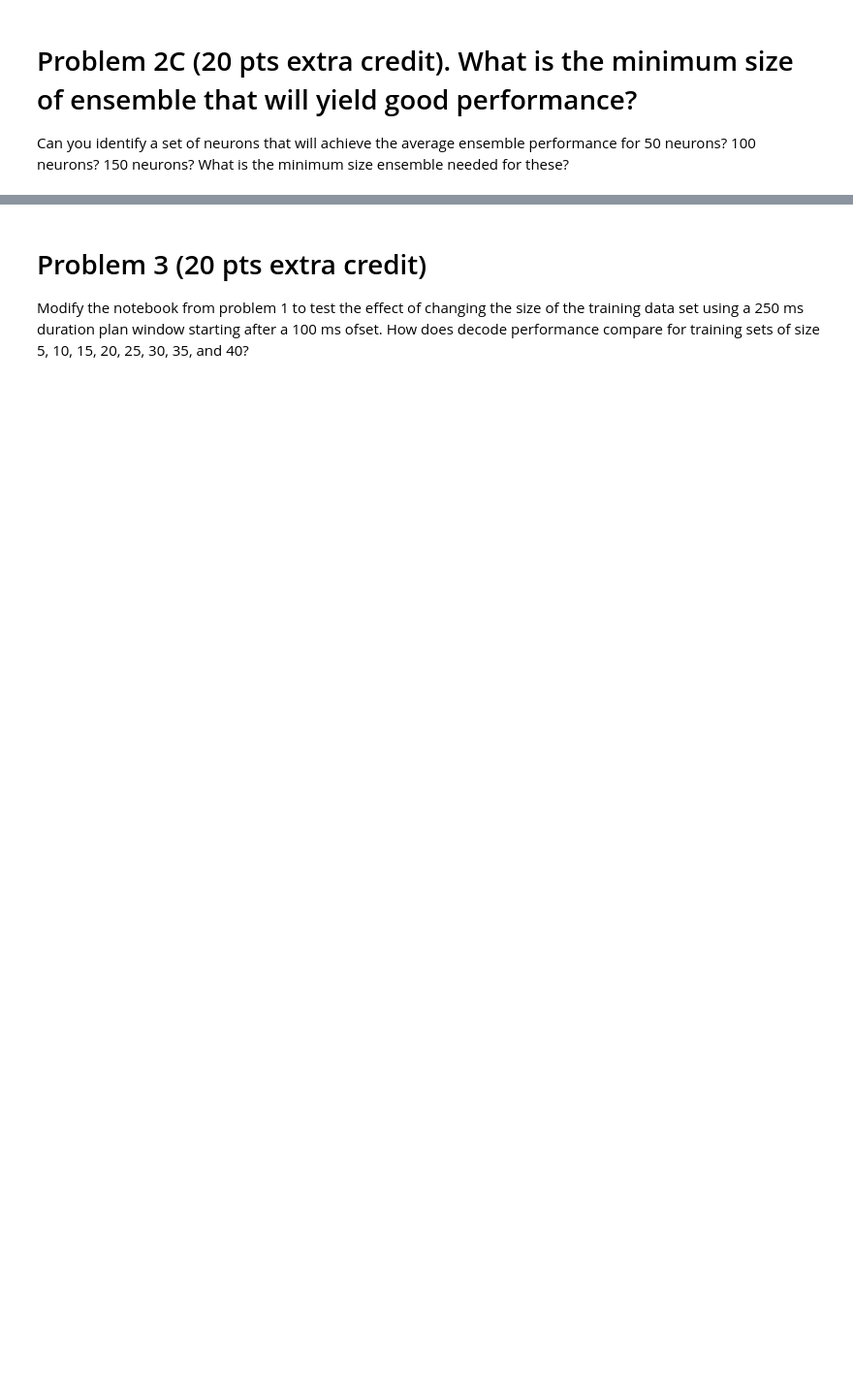
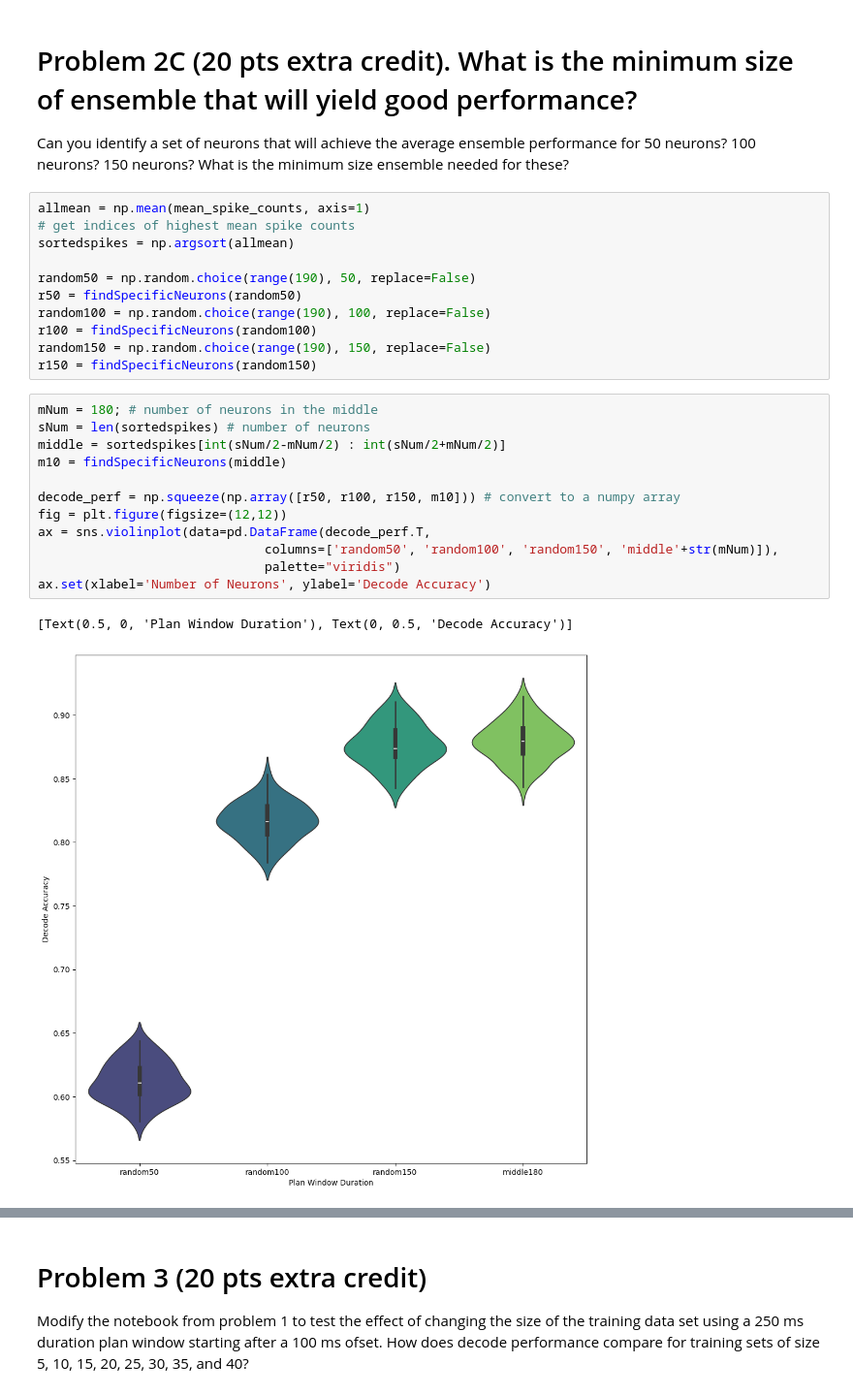
Before and after one commit to NathanNgu/elec380, a Jupyter notebook: HW2/HW2_notebook.ipynb, the cells around one changed output, grey strips where cells are left out. Shown at 97% size. Drawn from its saved outputs; the diff is of its cells as text; blank space fills up the shorter version.

```diff
--- a/HW2/HW2_notebook.ipynb
+++ b/HW2/HW2_notebook.ipynb
@@ -264,3 +499,29 @@ Using the `mean_spike_counts` calculated for the whole ensemble, find the 30 neu
 # Problem 2C (20 pts extra credit). What is the minimum size of ensemble that will yield good performance?
 
 Can you identify a set of neurons that will achieve the average ensemble performance for 50 neurons? 100 neurons? 150 neurons? What is the minimum size ensemble needed for these?
+# %%
+allmean = np.mean(mean_spike_counts, axis=1)
+# get indices of highest mean spike counts
+sortedspikes = np.argsort(allmean)
+
+random50 = np.random.choice(range(190), 50, replace=False)
+r50 = findSpecificNeurons(random50)
+random100 = np.random.choice(range(190), 100, replace=False)
+r100 = findSpecificNeurons(random100)
+random150 = np.random.choice(range(190), 150, replace=False)
+r150 = findSpecificNeurons(random150)
+# %%
+mNum = 180; # number of neurons in the middle
+sNum = len(sortedspikes) # number of neurons
+middle = sortedspikes[int(sNum/2-mNum/2) : int(sNum/2+mNum/2)]
+m10 = findSpecificNeurons(middle)
+
+decode_perf = np.squeeze(np.array([r50, r100, r150, m10])) # convert to a numpy array
+fig = plt.figure(figsize=(12,12))
+ax = sns.violinplot(data=pd.DataFrame(decode_perf.T,
+                              columns=['random50', 'random100', 'random150', 'middle'+str(mNum)]),
+                              palette="viridis")
+ax.set(xlabel='Number of Neurons', ylabel='Decode Accuracy')
+# %% [output]
+[Text(0.5, 0, 'Plan Window Duration'), Text(0, 0.5, 'Decode Accuracy')]
+[figure, added]
```
Also changed, not shown: parts of 18 cells of this notebook.
